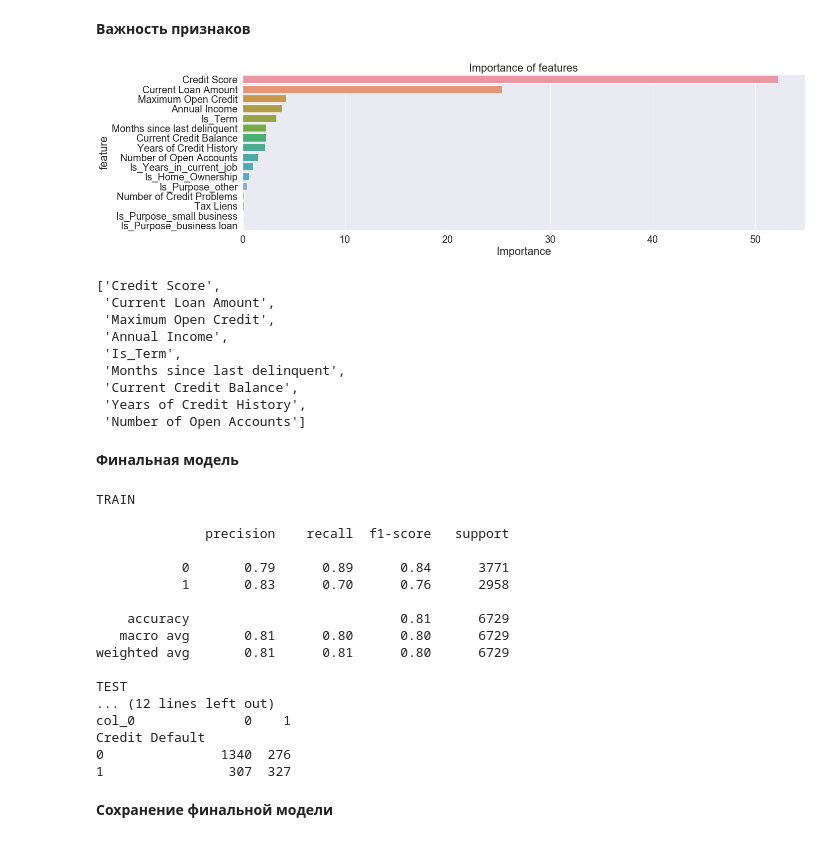
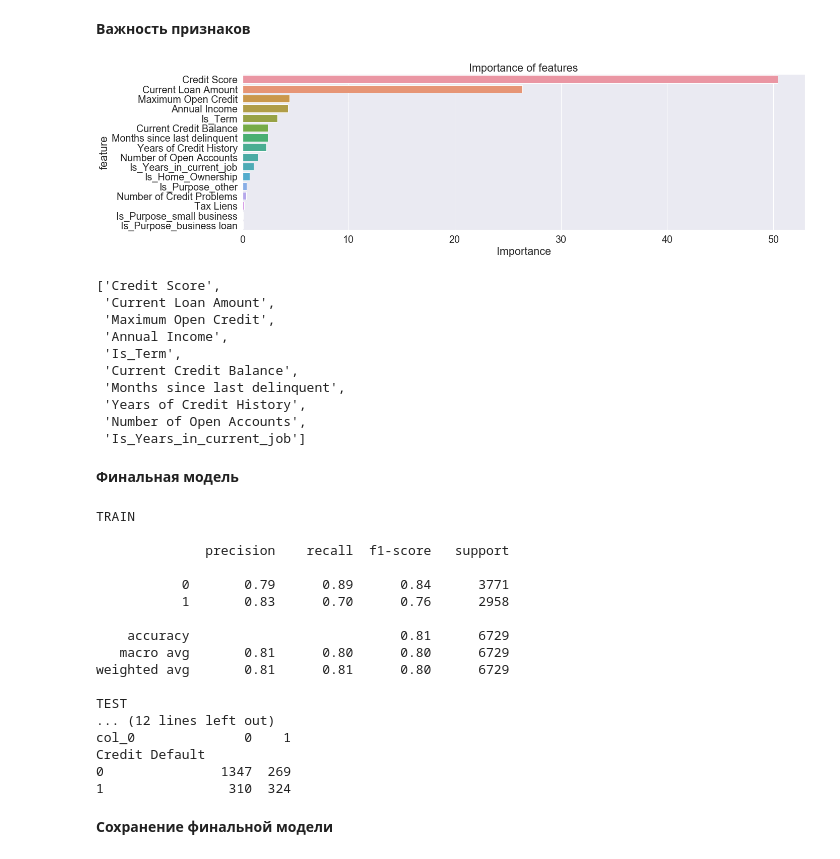
Before and after one commit to superbe/PythonLibrariesForDataScience2, a Jupyter notebook: EBabarykin_solution.ipynb, the cells around one changed output. Cells and saved outputs as stored; diff of their text form; code cells hidden in the pictures.

```diff
--- a/EBabarykin_solution.ipynb
+++ b/EBabarykin_solution.ipynb
@@ -1501,9 +1506,9 @@ show_proba_calibration_plots(y_test_pred_probs[:, 1], y_test)
 # %% [markdown]
 **Важность признаков**
 # %%
-important_features_top = show_feature_importances(X_train.columns, final_model.feature_importances_, get_top=9)
+important_features_top = show_feature_importances(X_train.columns, final_model.feature_importances_, get_top=10)
 # %% [output]
-[figure, old version]
+[figure, new version]
 # %%
 important_features_top
 # %% [output]
@@ -1512,10 +1517,11 @@ important_features_top
  'Maximum Open Credit',
  'Annual Income',
  'Is_Term',
+ 'Current Credit Balance',
  'Months since last delinquent',
- 'Current Credit Balance',
  'Years of Credit History',
- 'Number of Open Accounts']
+ 'Number of Open Accounts',
+ 'Is_Years_in_current_job']
 # %% [markdown]
 **Финальная модель**
 # %%
@@ -1544,8 +1550,8 @@ TEST
 ... (12 lines left out)
 col_0              0    1
 Credit Default
-0               1340  276
-1                307  327
+0               1347  269
+1                310  324
 # %% [markdown]
 **Сохранение финальной модели**
 # %%
```
Also changed, not shown: parts of 8 cells of this notebook, 9 other files.
